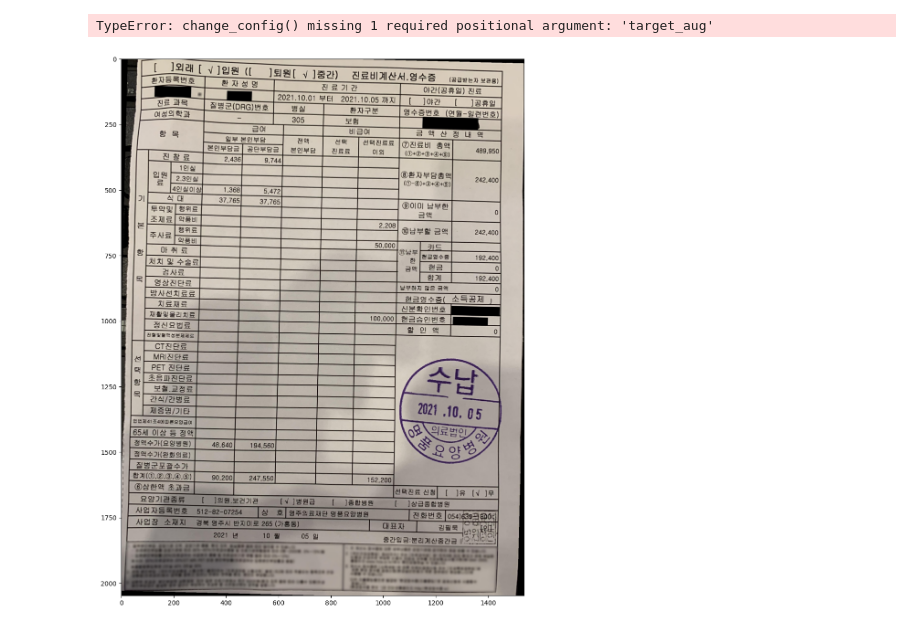
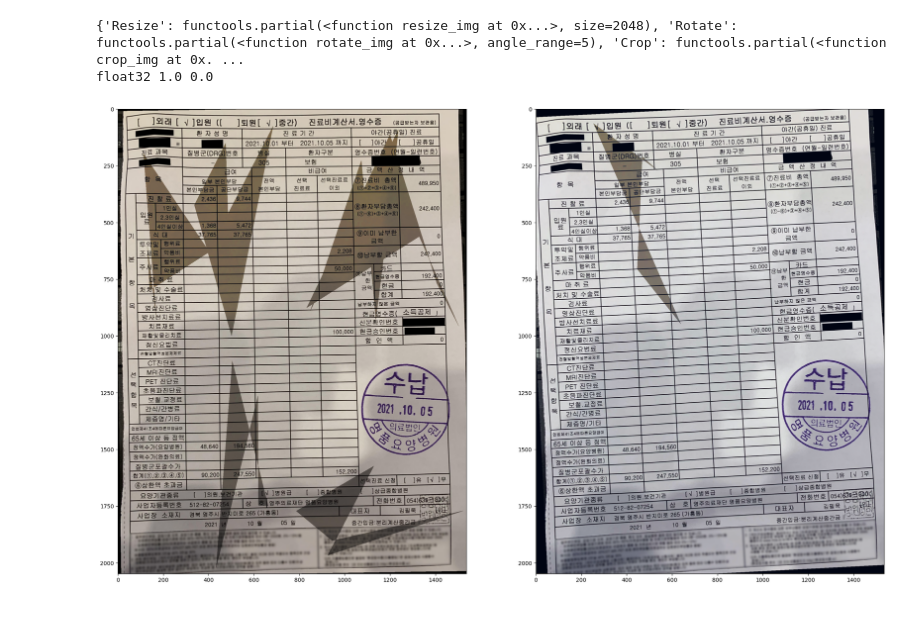
Before and after one commit to boostcampaitech5/level2_cv_datacentric-cv-01, a Jupyter notebook: input/code/augmentation/unit_test.ipynb, the cells around one changed output. Cells and saved outputs as stored; diff of their text form; code cells hidden in the pictures.

```diff
--- a/input/code/augmentation/unit_test.ipynb
+++ b/input/code/augmentation/unit_test.ipynb
@@ -161,41 +161,45 @@ class SceneTextDataset(Dataset):
 data_dir = os.environ.get('SM_CHANNEL_TRAIN', '../../data/medical')
 image_size = 2048
 input_size = 1024
 ignore_tags = ['masked', 'excluded-region', 'maintable', 'stamp']
 
 test_aug = []
-test_aug = ['Resize','Rotate']
+test_aug = ['Resize','Rotate','ToNumpy','MultiRandomShadow','ColorJitter']
 
 dataset = SceneTextDataset(
 data_dir,
 split='train',
 image_size=image_size,
 crop_size=input_size,
 ignore_tags=ignore_tags,
 aug_list=test_aug,
-polygon_masking=False
+polygon_masking=True
 )
 
 idx=93
-img=dataset[idx]
-
+img,_,_=dataset[idx]
 plt.figure(figsize=(25,40))
 plt.subplot(1,2,1)
-plt.imshow(img[0])
-
-change_config({"Rotate":{"angle_range":50}},"Resize")
-img=dataset[idx]
+plt.imshow(img)
+test_aug = ['Resize','Rotate','ToNumpy','RandomShadow','ColorJitter','Normalize']
+dataset.aug_list=test_aug
+img2,_,_=dataset[idx]
+std=np.max(img2)-np.min(img2)
+img2=(img2-np.min(img2))/std
 plt.subplot(1,2,2)
-plt.imshow(img[0])
+plt.imshow(img2)
+print(aug_dict)
+print(img2.dtype,np.max(img2),np.min(img2))
 
 # aug_list = ['Resize']
 # dataset.aug_list=aug_list
 # idx=93
 # img=dataset[idx]
 
 # plt.figure(figsize=(25,40))
 # plt.subplot(1,2,2)
 # plt.imshow(img[0])
 # %% [output]
-TypeError: change_config() missing 1 required positional argument: 'target_aug'
+{'Resize': functools.partial(<function resize_img at 0x...>, size=2048), 'Rotate': functools.partial(<function rotate_img at 0x...>, angle_range=5), 'Crop': functools.partial(<function crop_img at 0x. ...
+float32 1.0 0.0
-[figure, old version]
+[figure, new version]
```
Also changed, not shown: parts of 1 cell of this notebook, 2 other files.
